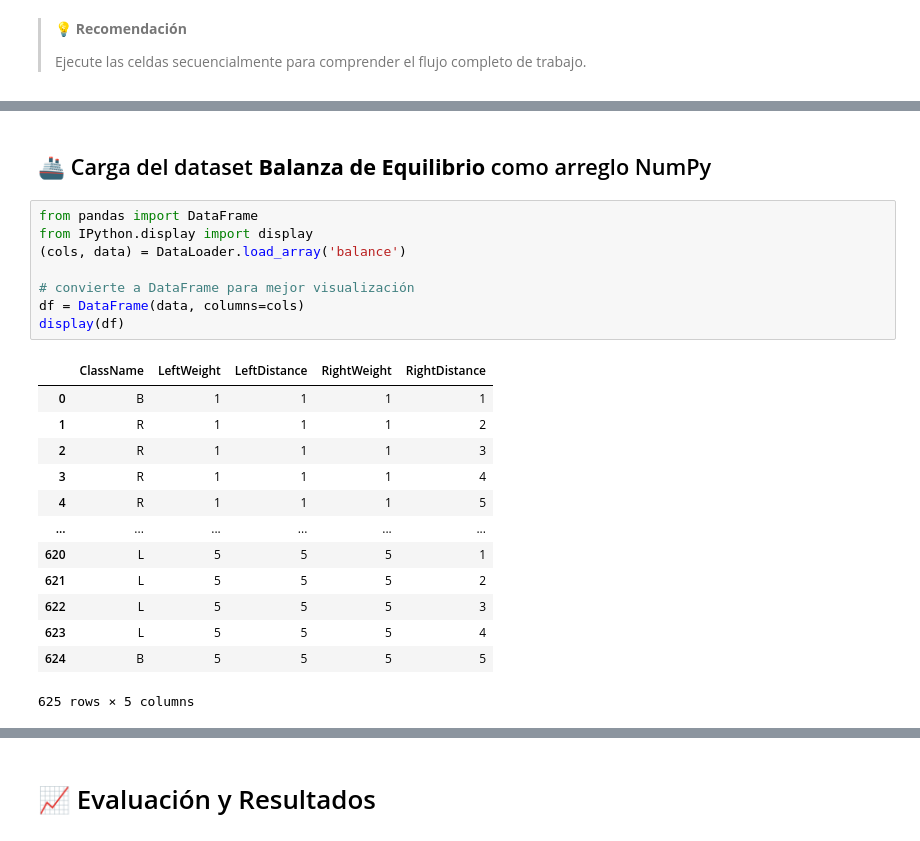
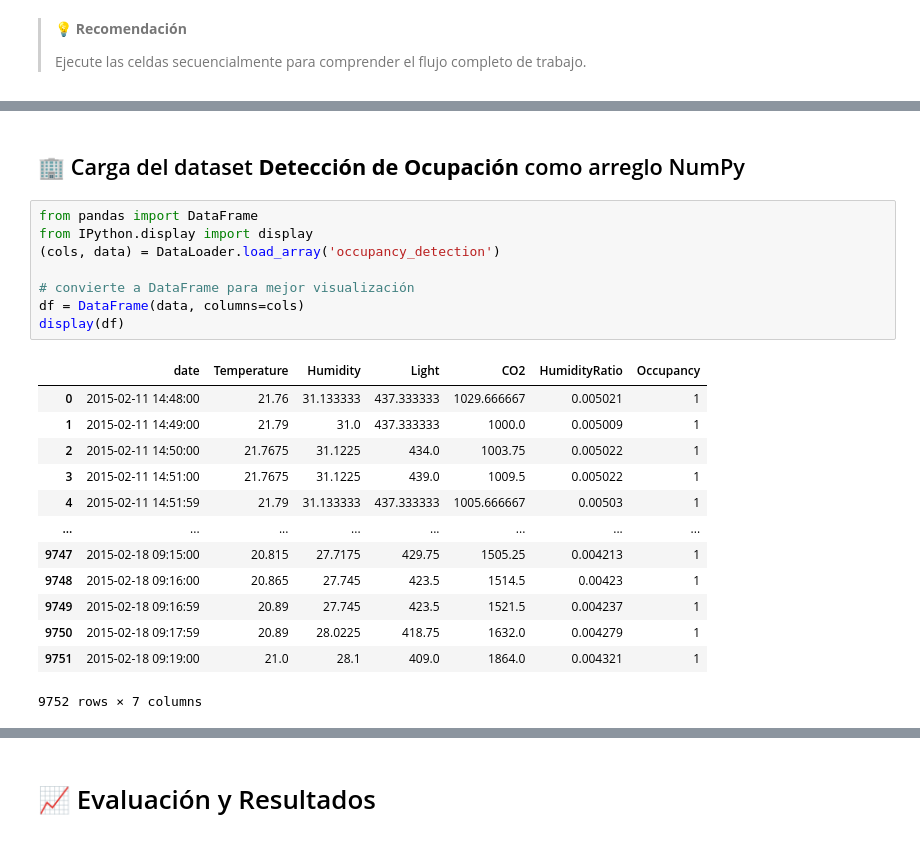
Before and after one commit to RNA-UNIV/rna, a Jupyter notebook: demos/DemoNeuronaGradiente.ipynb, the cells around one changed output, grey strips where cells are left out. Cells and saved outputs as stored; diff of their text form.

```diff
--- a/demos/DemoNeuronaGradiente.ipynb
+++ b/demos/DemoNeuronaGradiente.ipynb
@@ -79,27 +83,27 @@ DataLoader.dataset_info_display('balance')
 # %% [output]
 [interactive output not drawn]
 # %% [markdown]
-## 🚢 Carga del dataset **Balanza de Equilibrio** como arreglo NumPy
+## 🏢 Carga del dataset **Detección de Ocupación** como arreglo NumPy
 # %%
 from pandas import DataFrame
 from IPython.display import display
-(cols, data) = DataLoader.load_array('balance')
+(cols, data) = DataLoader.load_array('occupancy_detection')
 
 # convierte a DataFrame para mejor visualización
 df = DataFrame(data, columns=cols)
 display(df)
 # %% [output]
-|  | ClassName | LeftWeight | LeftDistance | RightWeight | RightDistance |
-| 0 | B | 1 | 1 | 1 | 1 |
-| 1 | R | 1 | 1 | 1 | 2 |
-| 2 | R | 1 | 1 | 1 | 3 |
-| 3 | R | 1 | 1 | 1 | 4 |
-| 4 | R | 1 | 1 | 1 | 5 |
-| ... | ... | ... | ... | ... | ... |
-| 620 | L | 5 | 5 | 5 | 1 |
-| 621 | L | 5 | 5 | 5 | 2 |
-| 622 | L | 5 | 5 | 5 | 3 |
-| 623 | L | 5 | 5 | 5 | 4 |
-| 624 | B | 5 | 5 | 5 | 5 |
+|  | date | Temperature | Humidity | Light | CO2 | HumidityRatio | Occupancy |
+| 0 | 2015-02-11 14:48:00 | 21.76 | 31.133333 | 437.333333 | 1029.666667 | 0.005021 | 1 |
+| 1 | 2015-02-11 14:49:00 | 21.79 | 31.0 | 437.333333 | 1000.0 | 0.005009 | 1 |
+| 2 | 2015-02-11 14:50:00 | 21.7675 | 31.1225 | 434.0 | 1003.75 | 0.005022 | 1 |
+| 3 | 2015-02-11 14:51:00 | 21.7675 | 31.1225 | 439.0 | 1009.5 | 0.005022 | 1 |
+| 4 | 2015-02-11 14:51:59 | 21.79 | 31.133333 | 437.333333 | 1005.666667 | 0.00503 | 1 |
+| ... | ... | ... | ... | ... | ... | ... | ... |
+| 9747 | 2015-02-18 09:15:00 | 20.815 | 27.7175 | 429.75 | 1505.25 | 0.004213 | 1 |
+| 9748 | 2015-02-18 09:16:00 | 20.865 | 27.745 | 423.5 | 1514.5 | 0.00423 | 1 |
+| 9749 | 2015-02-18 09:16:59 | 20.89 | 27.745 | 423.5 | 1521.5 | 0.004237 | 1 |
+| 9750 | 2015-02-18 09:17:59 | 20.89 | 28.0225 | 418.75 | 1632.0 | 0.004279 | 1 |
+| 9751 | 2015-02-18 09:19:00 | 21.0 | 28.1 | 409.0 | 1864.0 | 0.004321 | 1 |
-625 rows × 5 columns
+9752 rows × 7 columns
 # %% [markdown]
```
Also changed, not shown: parts of 9 cells of this notebook, 1 other file.
